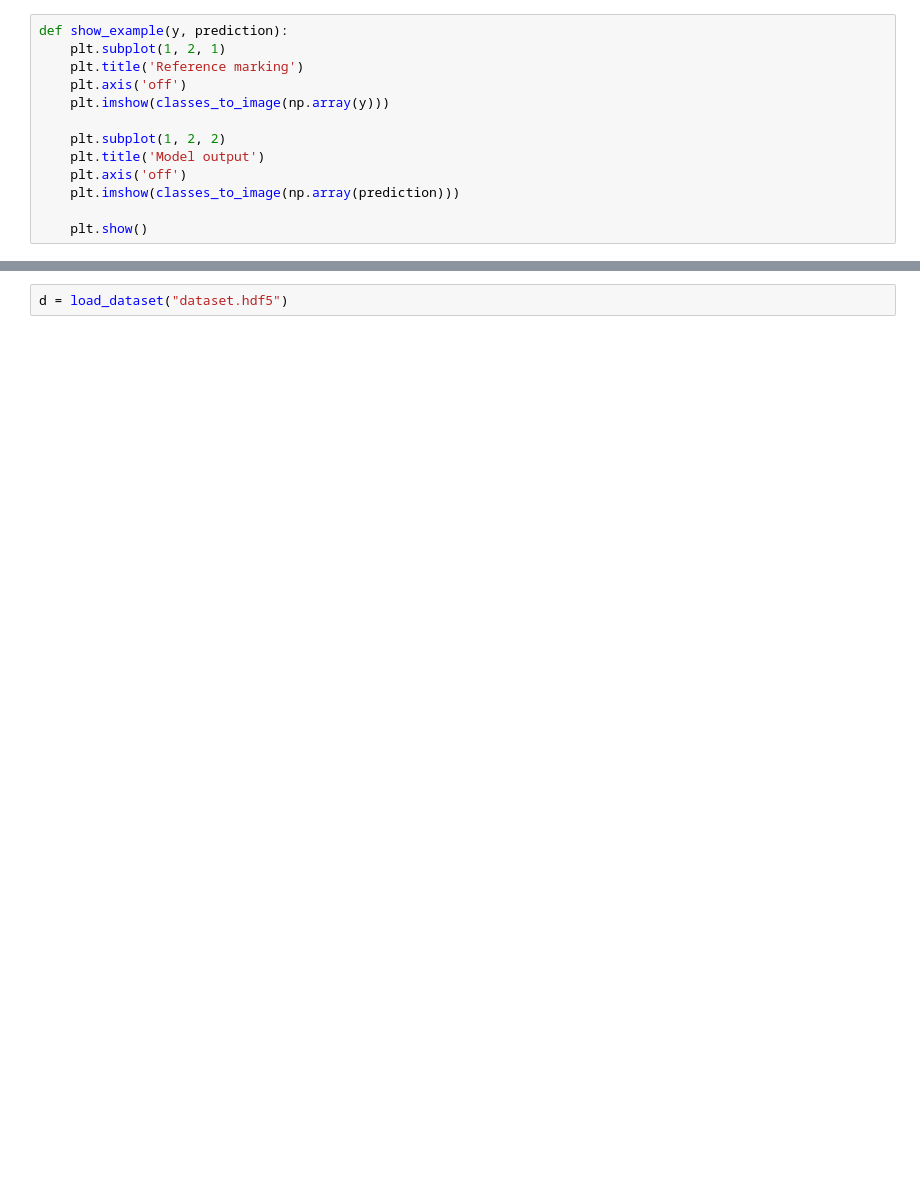
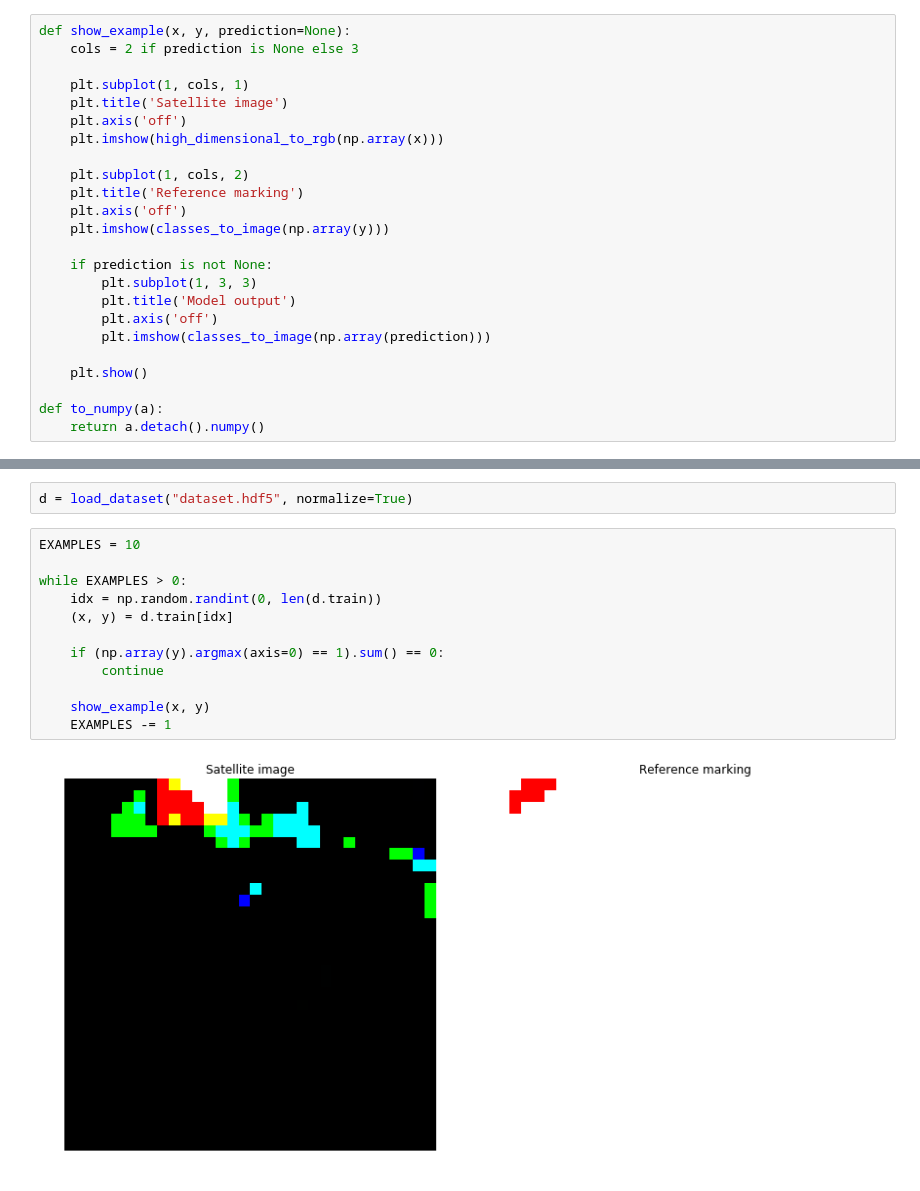
Before and after one commit to openafro/model, a Jupyter notebook: Playground.ipynb, the cells around one changed output, grey strips where cells are left out. Cells and saved outputs as stored; diff of their text form; blank space fills up the shorter version.

```diff
--- a/Playground.ipynb
+++ b/Playground.ipynb
@@ -17,15 +18,26 @@ from visualization import classes_to_image
 The autoreload extension is already loaded. To reload it, use:
   %reload_ext autoreload
 # %%
-def show_example(y, prediction):
-    plt.subplot(1, 2, 1)
+def show_example(x, y, prediction=None):
+    cols = 2 if prediction is None else 3
+
+    plt.subplot(1, cols, 1)
+    plt.title('Satellite image')
+    plt.axis('off')
+    plt.imshow(high_dimensional_to_rgb(np.array(x)))
+
+    plt.subplot(1, cols, 2)
     plt.title('Reference marking')
     plt.axis('off')
     plt.imshow(classes_to_image(np.array(y)))
 
-    plt.subplot(1, 2, 2)
-    plt.title('Model output')
-    plt.axis('off')
-    plt.imshow(classes_to_image(np.array(prediction)))
+    if prediction is not None:
+        plt.subplot(1, 3, 3)
+        plt.title('Model output')
+        plt.axis('off')
+        plt.imshow(classes_to_image(np.array(prediction)))
 
     plt.show()
+
+def to_numpy(a):
+    return a.detach().numpy()
@@ -32,2 +46,16 @@ def show_example(y, prediction):
 # %%
-d = load_dataset("dataset.hdf5")
+d = load_dataset("dataset.hdf5", normalize=True)
+# %%
+EXAMPLES = 10
+
+while EXAMPLES > 0:
+    idx = np.random.randint(0, len(d.train))
+    (x, y) = d.train[idx]
+
+    if (np.array(y).argmax(axis=0) == 1).sum() == 0:
+        continue
+
+    show_example(x, y)
+    EXAMPLES -= 1
+# %% [output]
+[figure, added]
```
Also changed, not shown: parts of 13 cells of this notebook, 3 other files.
